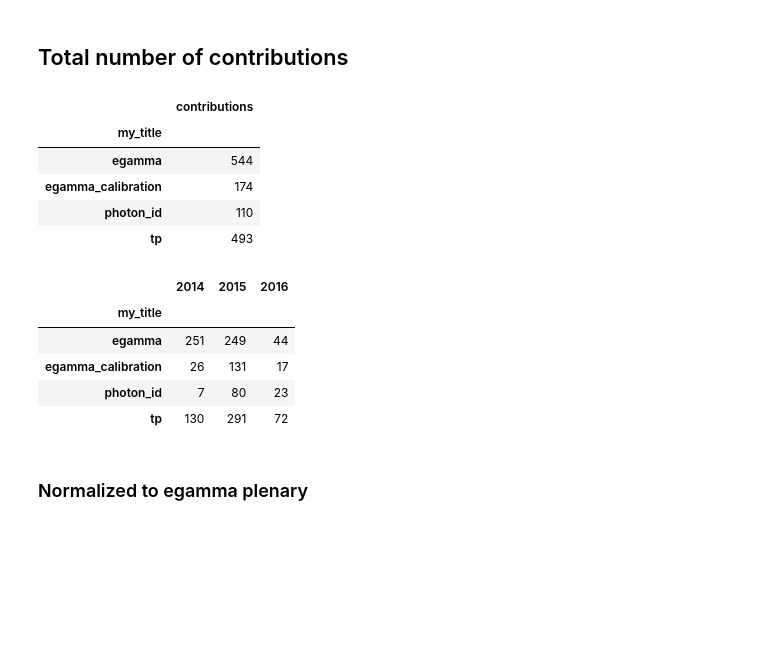
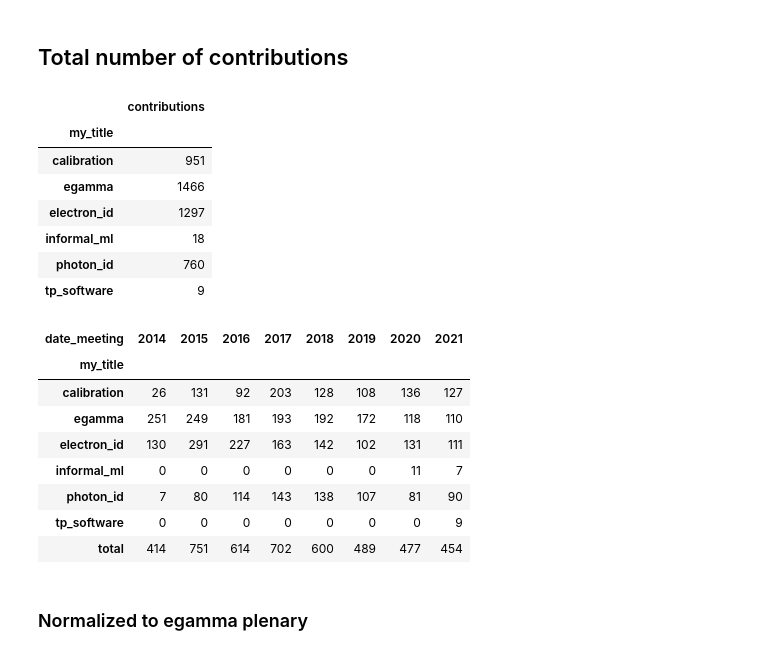
Before and after one commit to wiso/indico_statistics, a Jupyter notebook: plot_egamma.ipynb, the cells around one changed output. Cells and saved outputs as stored; diff of their text form; code cells hidden in the pictures; blank space fills up the shorter version.

```diff
--- a/plot_egamma.ipynb
+++ b/plot_egamma.ipynb
@@ -13,7 +12,7 @@ plt.rcParams['image.cmap'] = 'coolwarm'
 # %% [markdown]
 ## Import the data
 # %%
-data_list = (('egamma', ('egamma_calibration', 'photon_id', 'tp', 'egamma')),
+data_list = (('egamma', ('calibration', 'photon_id', 'electron_id', 'tp_software', 'egamma', 'informal_ml')),
              )#('higgs', ('HSG1', 'HSG3')))
 
 df = []
@@ -30,6 +29,7 @@ for group, subgroups in data_list:
 
 df = pd.concat(df)
 df_meeting = pd.concat(df_meeting)
+df = df.reset_index().set_index(['id_meeting', 'id_contribution'])
 
 df_meeting_grouped_by_mytitle = df_meeting.groupby('my_title')
 df_meeting_grouped_by_mytitle_not_null = df_meeting[df_meeting['contributions'] > 0].groupby('my_title')
@@ -52,0 +49,7 @@ Time range: 2014-01-07 00:00:00, 2016-03-31 00:00:00
+# %%
+df_fullrange = df.copy()
+df = df[df['date_meeting'] < datetime.datetime(2022, 1, 1)]
+df_meeting = df_meeting[df_meeting['date_meeting'] < datetime.datetime(2022, 1, 1)]
+
+time_range_string = "{} - {}".format(df['date_meeting'].min().strftime("%m/%Y"), df['date_meeting'].max().strftime("%m/%Y"))
+print("Time range: {}, {}".format(df['date_meeting'].min(), df['date_meeting'].max()))
@@ -53,24 +77,33 @@ Time range: 2014-01-07 00:00:00, 2016-03-31 00:00:00
 # %% [markdown]
 ## Total number of contributions
 # %%
-total_count = df_meeting.groupby(('my_title'))['contributions'].sum()
+total_count = df_meeting.groupby('my_title')['contributions'].sum()
 pd.DataFrame(total_count)
 # %% [output]
 |  | contributions |
 | my_title |  |
-| egamma | 544 |
-| egamma_calibration | 174 |
-| photon_id | 110 |
-| tp | 493 |
+| calibration | 951 |
+| egamma | 1466 |
+| electron_id | 1297 |
+| informal_ml | 18 |
+| photon_id | 760 |
+| tp_software | 9 |
 # %%
-df_meeting.groupby(('my_title', df_meeting['date_meeting'].dt.year))['contributions'].sum().unstack()
+d = df_meeting.groupby(['my_title', df_meeting['date_meeting'].dt.year])['contributions'].sum().unstack(fill_value=0)
+d.loc['total', :] = d.sum()
+d = d.astype(int)
+open('contributions.tex', 'w').write(d.to_latex())
+d
 # %% [output]
-|  | 2014 | 2015 | 2016 |
-| my_title |  |  |  |
-| egamma | 251 | 249 | 44 |
-| egamma_calibration | 26 | 131 | 17 |
-| photon_id | 7 | 80 | 23 |
-| tp | 130 | 291 | 72 |
+| date_meeting | 2014 | 2015 | 2016 | 2017 | 2018 | 2019 | 2020 | 2021 |
+| my_title |  |  |  |  |  |  |  |  |
+| calibration | 26 | 131 | 92 | 203 | 128 | 108 | 136 | 127 |
+| egamma | 251 | 249 | 181 | 193 | 192 | 172 | 118 | 110 |
+| electron_id | 130 | 291 | 227 | 163 | 142 | 102 | 131 | 111 |
+| informal_ml | 0 | 0 | 0 | 0 | 0 | 0 | 11 | 7 |
+| photon_id | 7 | 80 | 114 | 143 | 138 | 107 | 81 | 90 |
+| tp_software | 0 | 0 | 0 | 0 | 0 | 0 | 0 | 9 |
+| total | 414 | 751 | 614 | 702 | 600 | 489 | 477 | 454 |
 # %% [markdown]
 ### Normalized to egamma plenary
 # %%
```
Also changed, not shown: parts of 44 cells of this notebook, 1 other file.
